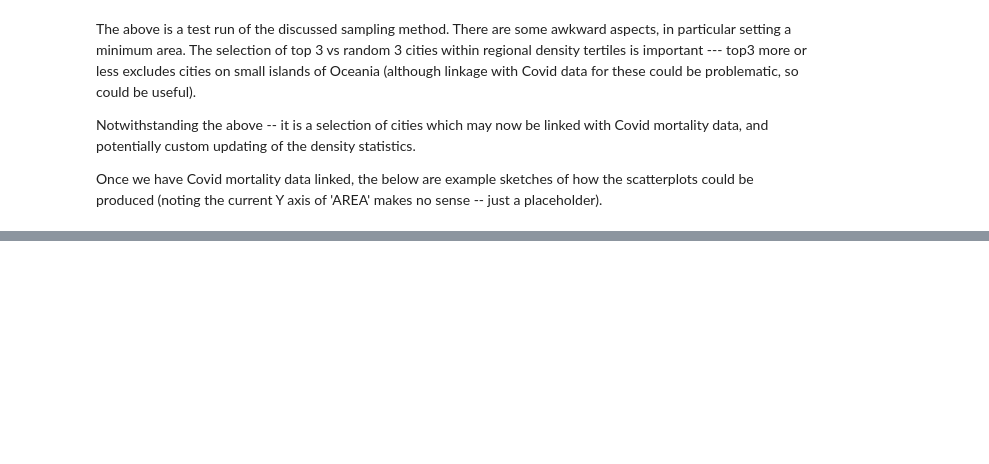
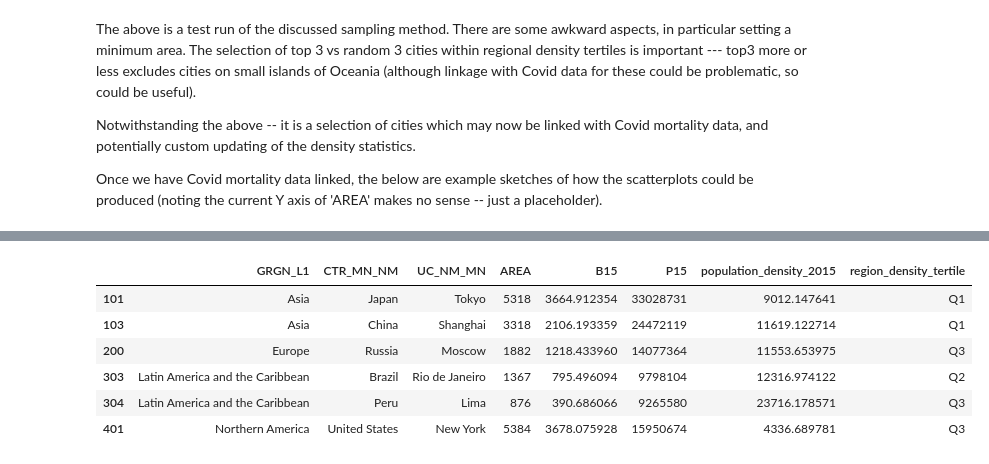
Before and after one commit to carlhiggs/urban_density_covid_linkage, a Jupyter notebook: Population and region data linkage.ipynb, the cells around one changed output, grey strips where cells are left out. Cells and saved outputs as stored; diff of their text form; code cells hidden in the pictures; blank space fills up the shorter version.

```diff
--- a/Population and region data linkage.ipynb
+++ b/Population and region data linkage.ipynb
@@ -136,0 +164,12 @@ sample.to_csv('GHS - sampled_city_population_density_tertiles_by_region.csv', en
+# %%
+# test to check for direct match
+# this is naive -- there may be a match which doesn't work due to spelling
+sample[sample['UC_NM_MN'].isin(df['Province_State'])]
+# %% [output]
+|  | GRGN_L1 | CTR_MN_NM | UC_NM_MN | AREA | B15 | P15 | population_density_2015 | region_density_tertile |
+| 101 | Asia | Japan | Tokyo | 5318 | 3664.912354 | 33028731 | 9012.147641 | Q1 |
+| 103 | Asia | China | Shanghai | 3318 | 2106.193359 | 24472119 | 11619.122714 | Q1 |
+| 200 | Europe | Russia | Moscow | 1882 | 1218.433960 | 14077364 | 11553.653975 | Q3 |
+| 303 | Latin America and the Caribbean | Brazil | Rio de Janeiro | 1367 | 795.496094 | 9798104 | 12316.974122 | Q2 |
+| 304 | Latin America and the Caribbean | Peru | Lima | 876 | 390.686066 | 9265580 | 23716.178571 | Q3 |
+| 401 | Northern America | United States | New York | 5384 | 3678.075928 | 15950674 | 4336.689781 | Q3 |
```
Also changed, not shown: parts of 10 cells of this notebook.
